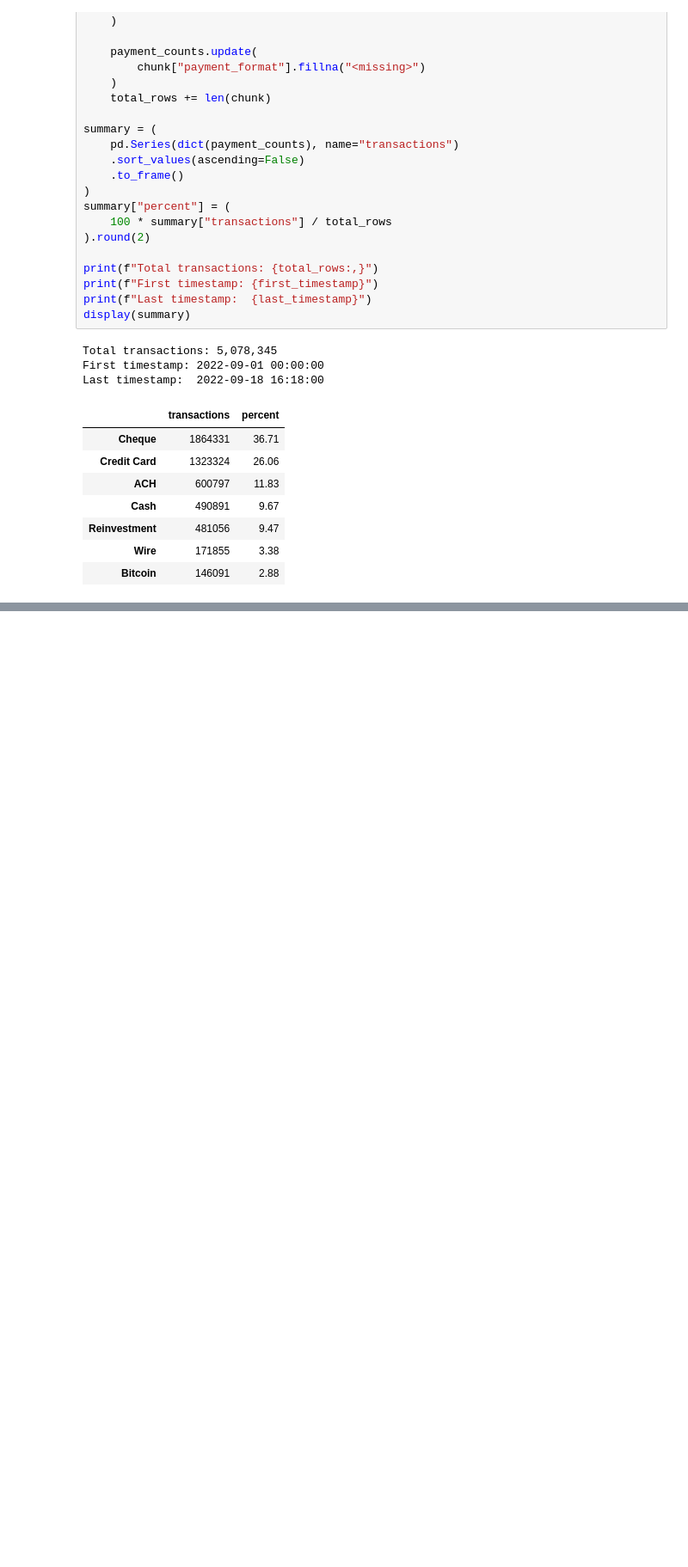
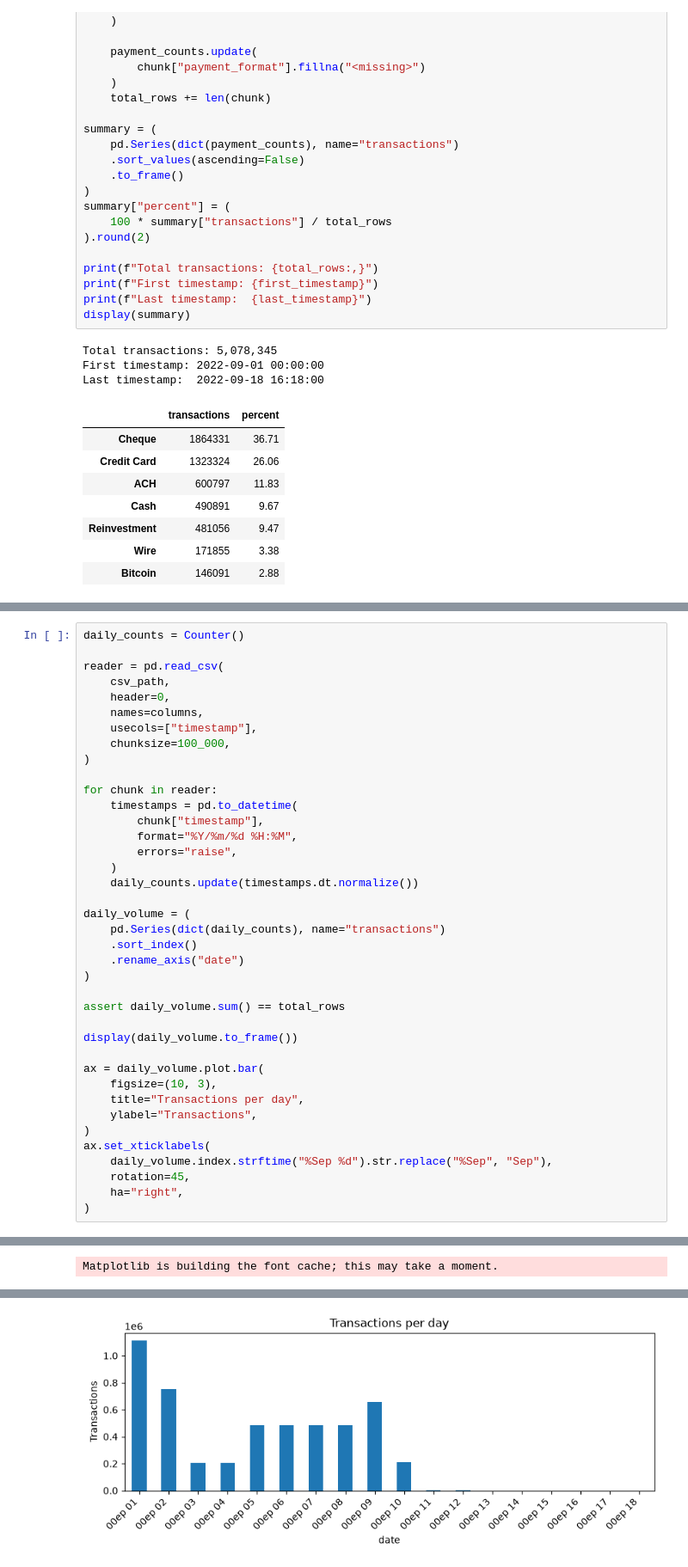
Before and after one commit to saraebrah/data-science-lab, a Jupyter notebook: notebooks/01_data_audit.ipynb, the cells around one changed output, grey strips where cells are left out. Shown at 86% size. Saved outputs shown, nothing was run; the diff lists cells and outputs as text; blank space fills up the shorter version.

```diff
--- a/notebooks/01_data_audit.ipynb
+++ b/notebooks/01_data_audit.ipynb
@@ -143,0 +125,40 @@ Last timestamp:  2022-09-18 16:18:00
+# %%
+daily_counts = Counter()
+
+reader = pd.read_csv(
+    csv_path,
+    header=0,
+    names=columns,
+    usecols=["timestamp"],
+    chunksize=100_000,
+)
+
+for chunk in reader:
+    timestamps = pd.to_datetime(
+        chunk["timestamp"],
+        format="%Y/%m/%d %H:%M",
+        errors="raise",
+    )
+    daily_counts.update(timestamps.dt.normalize())
+
+daily_volume = (
+    pd.Series(dict(daily_counts), name="transactions")
+    .sort_index()
+    .rename_axis("date")
+)
+
+assert daily_volume.sum() == total_rows
+
+display(daily_volume.to_frame())
+
+ax = daily_volume.plot.bar(
+    figsize=(10, 3),
+    title="Transactions per day",
+    ylabel="Transactions",
+)
+ax.set_xticklabels(
+    daily_volume.index.strftime("%Sep %d").str.replace("%Sep", "Sep"),
+    rotation=45,
+    ha="right",
+)
+# %% [output]
@@ -143,0 +183 @@ Last timestamp:  2022-09-18 16:18:00
+Matplotlib is building the font cache; this may take a moment.
@@ -143,0 +202 @@ Last timestamp:  2022-09-18 16:18:00
+[figure, added]
```
Also changed, not shown: parts of 2 cells of this notebook, 1 other file.
